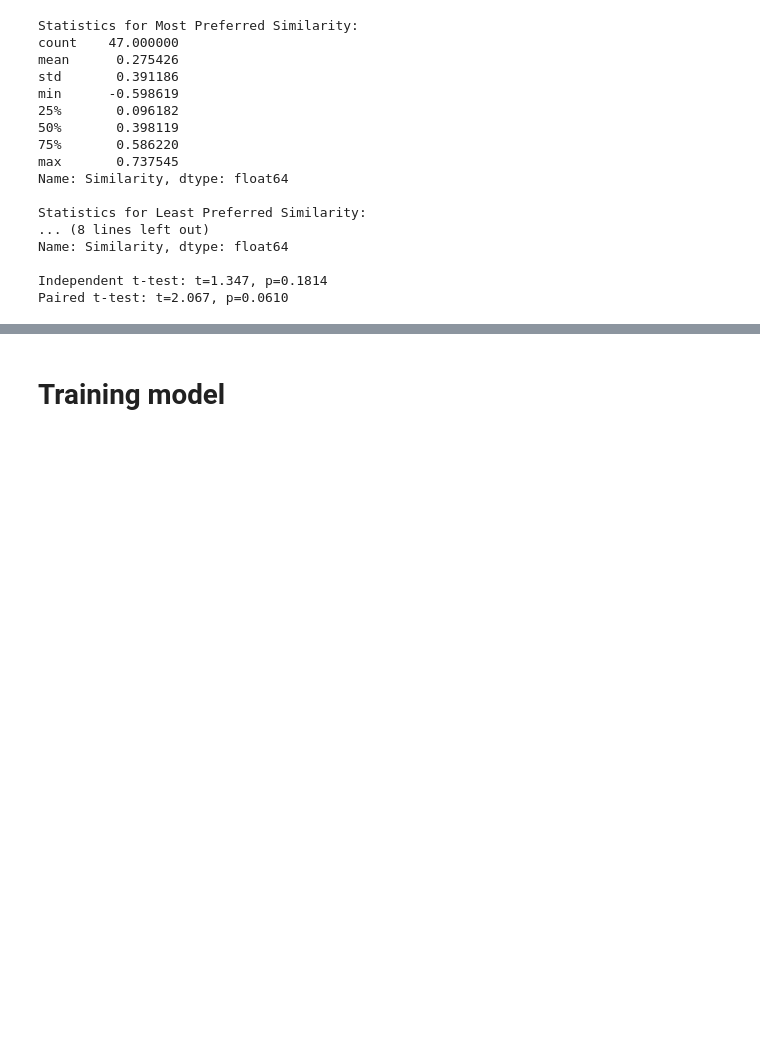
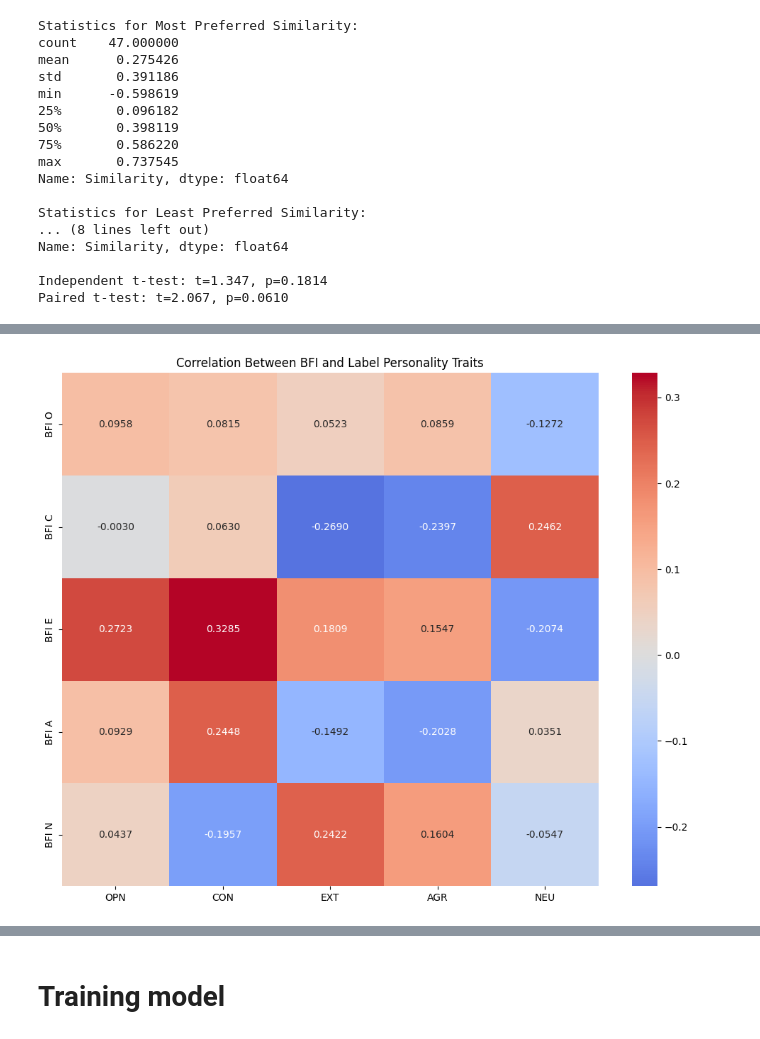
Before and after one commit to hiimmuc/EXP02-Voice, a Jupyter notebook: ExpDataAnalyze/dataAnalyze.ipynb, the cells around one changed output, grey strips where cells are left out. Cells and saved outputs as stored; diff of their text form; code cells hidden in the pictures; blank space fills up the shorter version.

```diff
--- a/ExpDataAnalyze/dataAnalyze.ipynb
+++ b/ExpDataAnalyze/dataAnalyze.ipynb
@@ -2078,0 +2151,45 @@ plt.show()
+# %%
+# correlation between Label and BFI
+
+import pandas as pd
+import seaborn as sns
+import matplotlib.pyplot as plt
+import numpy as np
+import os
+
+plt.style.use('default')
+# Load the data
+database_df = pd.read_csv("./output/processed_data/database_df.csv")
+bfi_df = database_df[["BFI O", "BFI C", "BFI E", "BFI A", "BFI N"]]
+label_df = database_df[["OPN", "CON", "EXT", "AGR", "NEU"]]
+# print(bfi_df)
+# print(label_df)
+# Rename columns for clarity
+# bfi_df = bfi_df.rename(columns={
+#     "BFI O": "O",
+#     "BFI C": "C",
+#     "BFI E": "E",
+#     "BFI A": "A",
+#     "BFI N": "N"
+# })
+# label_df = label_df.rename(columns={
+#     "OPN": "O",
+#     "CON": "C",
+#     "EXT": "E",
+#     "AGR": "A",
+#     "NEU": "N"
+# })
+
+# Calculate the correlation matrix
+correlation_matrix = pd.concat([bfi_df, label_df], axis=1).corr(method='spearman')
+# Extract the relevant correlations
+correlation_bfi_label = correlation_matrix.iloc[:5, 5:]
+# Create a heatmap
+plt.figure(figsize=(10, 8))
+sns.heatmap(correlation_bfi_label, annot=True, cmap="coolwarm", center=0, fmt=".4f")
+plt.title("Correlation Between BFI and Label Personality Traits")
+plt.tight_layout()
+plt.savefig("./output/figures/correlation_bfi_label.png", dpi=300)
+plt.show()
+# %% [output]
+[figure, added]
```
Also changed, not shown: parts of 22 cells of this notebook, 2 other files.
